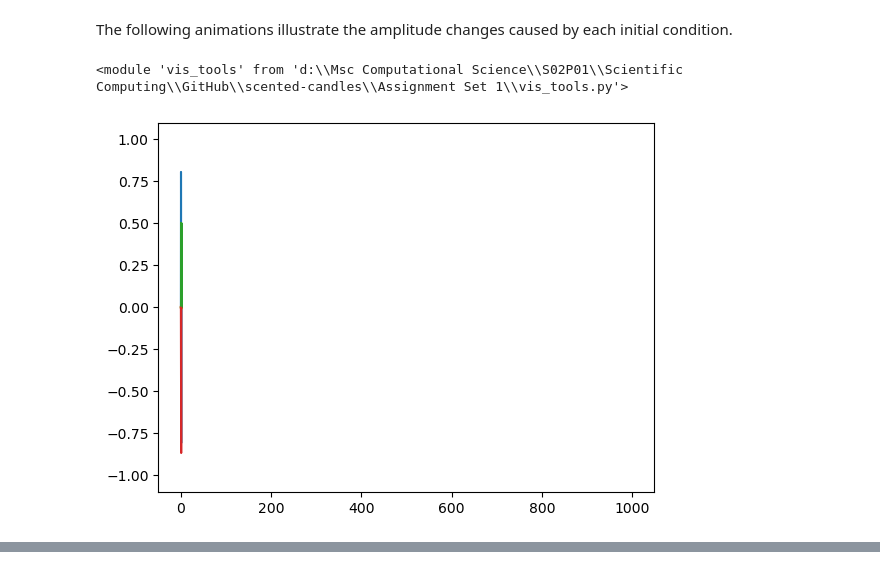
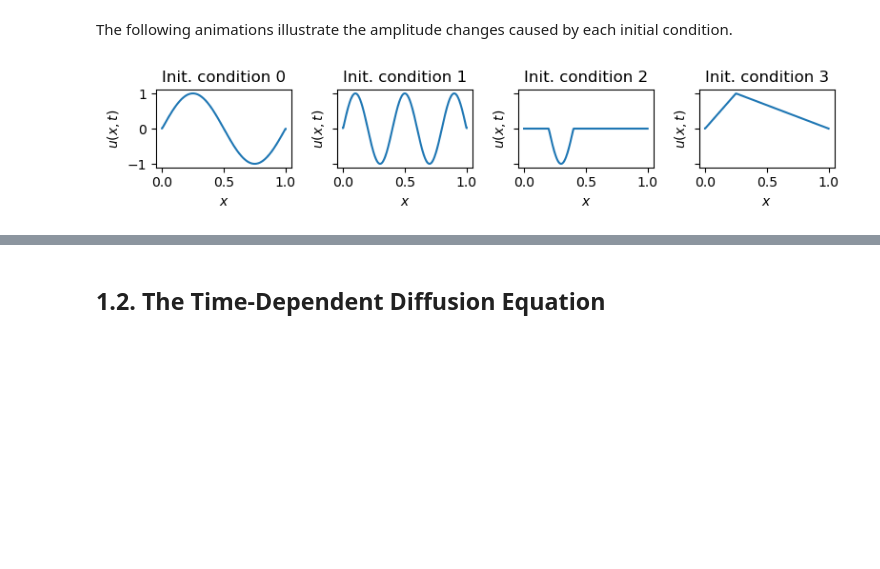
Before and after one commit to mboyan/scented-candles, a Jupyter notebook: Assignment Set 1/AssignmentSet1.ipynb, the cells around one changed output, grey strips where cells are left out. Drawn from its saved outputs; the diff is of its cells as text; code cells hidden in the pictures; blank space fills up the shorter version.

```diff
--- a/Assignment Set 1/AssignmentSet1.ipynb
+++ b/Assignment Set 1/AssignmentSet1.ipynb
@@ -143,11 +145,6 @@ plt.plot()
 # %% [markdown]
 The following animations illustrate the amplitude changes caused by each initial condition.
-# %%
-reload(vt)
-# %% [output]
-<module 'vis_tools' from 'd:\\Msc Computational Science\\S02P01\\Scientific Computing\\GitHub\\scented-candles\\Assignment Set 1\\vis_tools.py'>
-# %%
-for i, u in enumerate(u_evolutions):
-    vt.animate_frames(u)
-# %% [output]
-[figure, removed]
+# %%
+vt.animate_strings(u_evolutions, interval=5)
+# %% [output]
+[figure, added]
@@ -153,0 +152,2 @@ for i, u in enumerate(u_evolutions):
+# %% [markdown]
+## 1.2. The Time-Dependent Diffusion Equation
```
Also changed, not shown: parts of 5 cells of this notebook, 1 other file.
